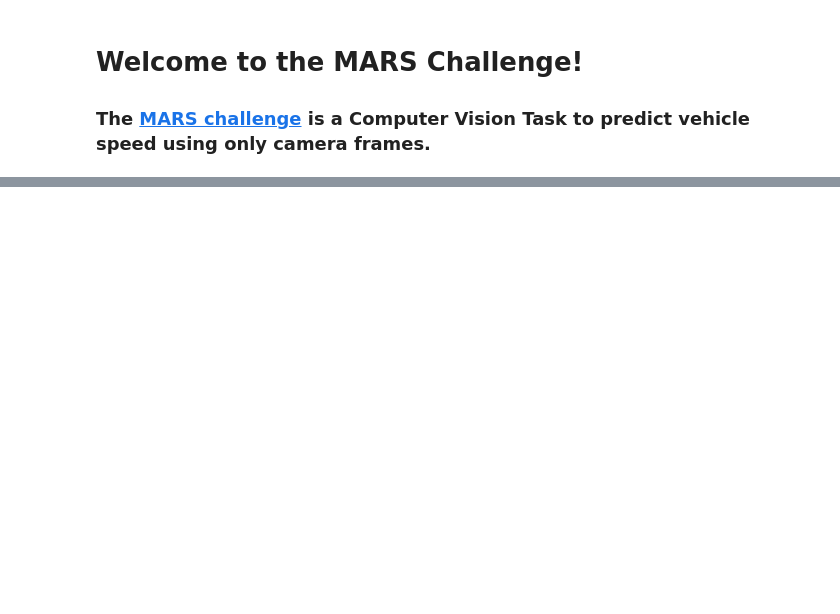
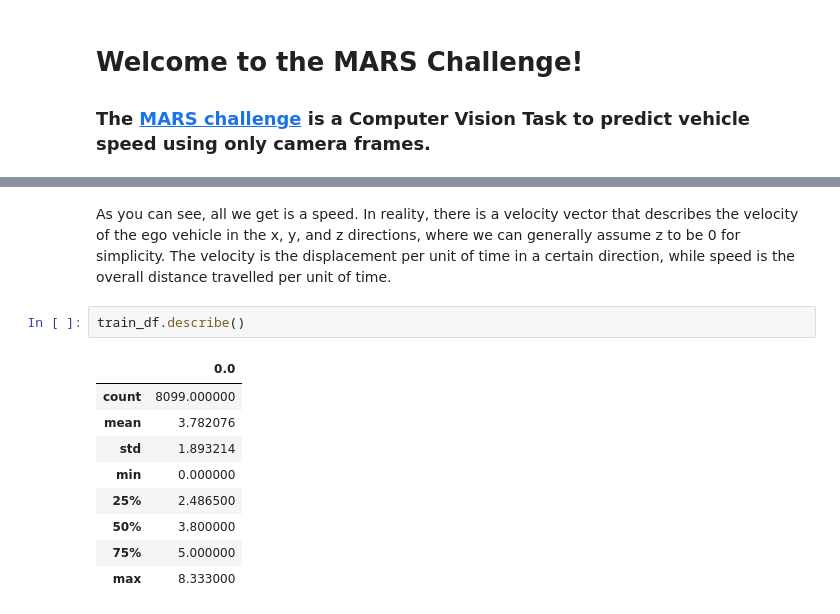
Before and after one commit to itberrios/3D, a Jupyter notebook: mars_challenge/MARS_challenge.ipynb, the cells around one changed output, grey strips where cells are left out. Saved outputs shown, nothing was run; the diff lists cells and outputs as text; blank space fills up the shorter version.

```diff
--- a/mars_challenge/MARS_challenge.ipynb
+++ b/mars_challenge/MARS_challenge.ipynb
@@ -50,0 +100,14 @@ test.mp4.1          100%[===================>] 399.79M  15.2MB/s    in 27s
+# %% [markdown]
+As you can see, all we get is a speed. In reality, there is a velocity vector that describes the velocity of the ego vehicle in the x, y, and z directions, where we can generally assume z to be 0 for simplicity. The velocity is the displacement per unit of time in a certain direction, while speed is the overall distance travelled per unit of time.
+# %%
+train_df.describe()
+# %% [output]
+|  | 0.0 |
+| count | 8099.000000 |
+| mean | 3.782076 |
+| std | 1.893214 |
+| min | 0.000000 |
+| 25% | 2.486500 |
+| 50% | 3.800000 |
+| 75% | 5.000000 |
+| max | 8.333000 |
```
Also changed, not shown: parts of 10 cells of this notebook.
